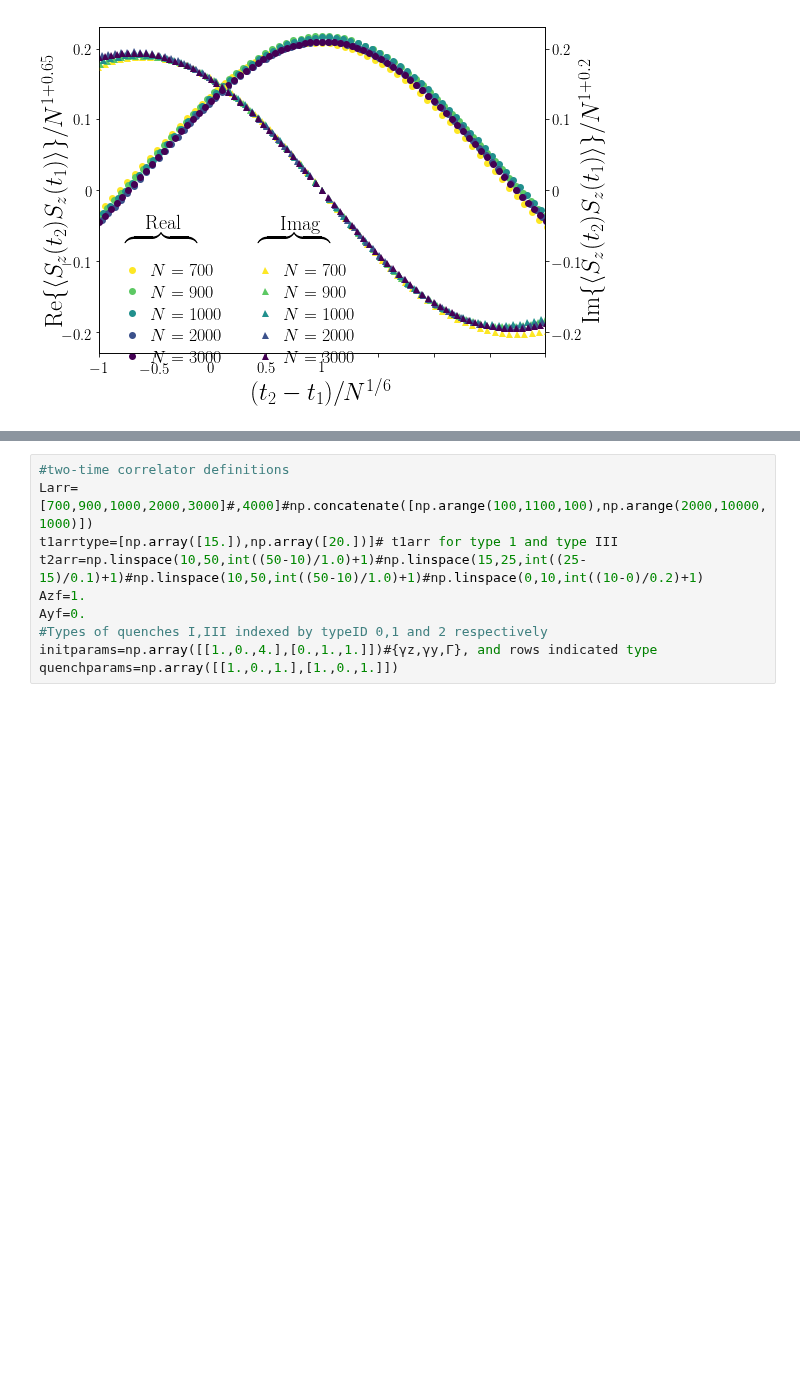
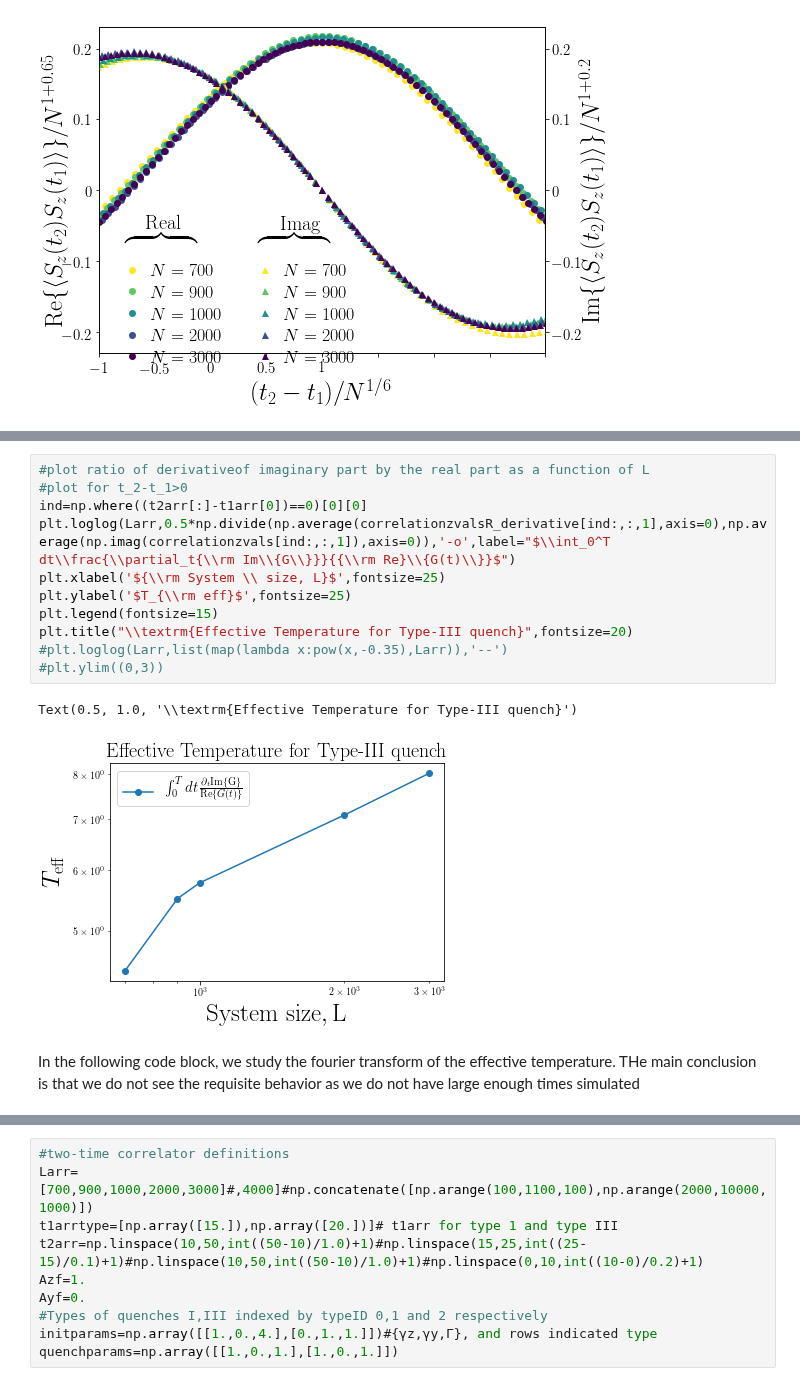
Before and after one commit to paraj003/LMG_quench, a Jupyter notebook: LMG_sim.ipynb, the cells around one changed output, grey strips where cells are left out. Cells and saved outputs as stored; diff of their text form; blank space fills up the shorter version.

```diff
--- a/LMG_sim.ipynb
+++ b/LMG_sim.ipynb
@@ -2036,3 +2052,19 @@ for L,p in zip(Larr,range(np.size(Larr))):
+# %%
+#plot ratio of derivativeof imaginary part by the real part as a function of L
+#plot for t_2-t_1>0
+ind=np.where((t2arr[:]-t1arr[0])==0)[0][0]
+plt.loglog(Larr,0.5*np.divide(np.average(correlationzvalsR_derivative[ind:,:,1],axis=0),np.average(np.imag(correlationzvals[ind:,:,1]),axis=0)),'-o',label="$\\int_0^T dt\\frac{\\partial_t{\\rm Im\\{G\\}}}{{\\rm Re}\\{G(t)\\}}$")
+plt.xlabel('${\\rm System \\ size, L}$',fontsize=25)
+plt.ylabel('$T_{\\rm eff}$',fontsize=25)
+plt.legend(fontsize=15)
+plt.title("\\textrm{Effective Temperature for Type-III quench}",fontsize=20)
+#plt.loglog(Larr,list(map(lambda x:pow(x,-0.35),Larr)),'--')
+#plt.ylim((0,3))
+# %% [output]
+Text(0.5, 1.0, '\\textrm{Effective Temperature for Type-III quench}')
+[figure, added]
+# %% [markdown]
+In the following code block, we study the fourier transform of the effective temperature. THe main conclusion is that we do not see the requisite behavior as we do not have large enough times simulated
 # %%
 #Extract Effective temperature T(ω)
 typeID=1
```
Also changed, not shown: parts of 10 cells of this notebook.
